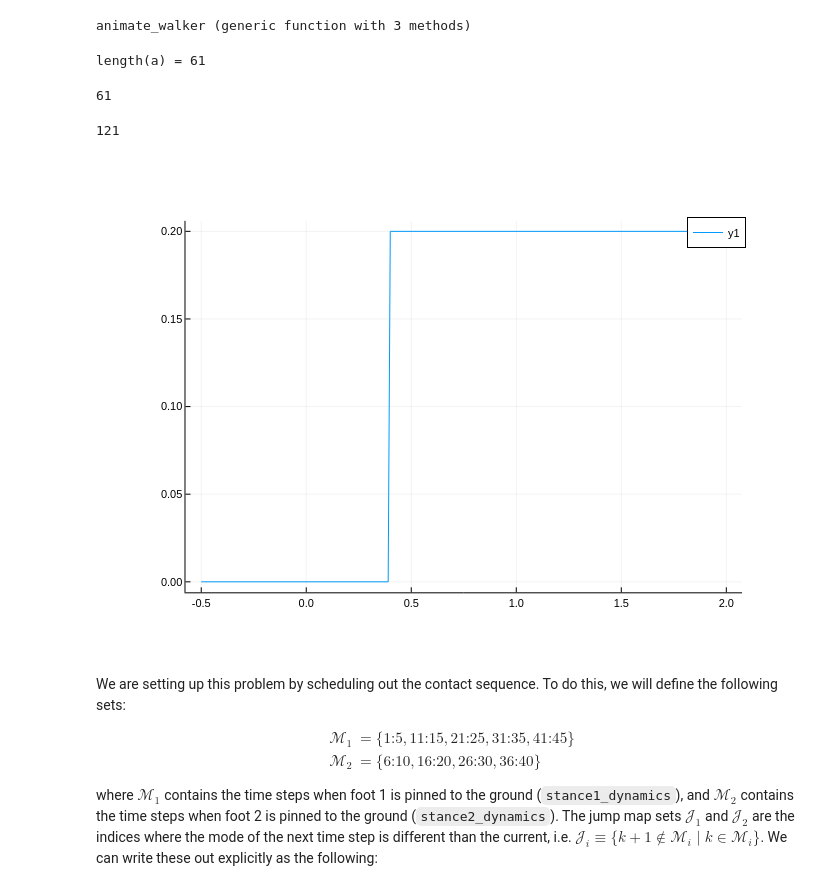
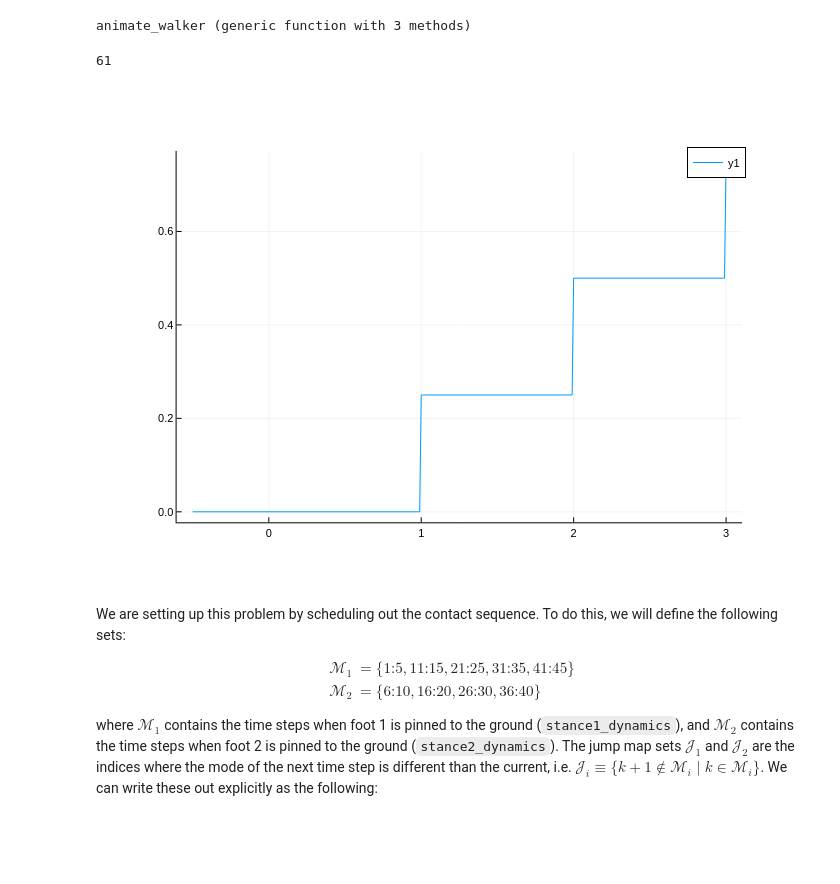
Before and after one commit to stevenwman/OCRL-Walker-Project, a Jupyter notebook: hybrid_traj_opt_5link/hybrid_traj_opt.ipynb, the cells around one changed output. Saved outputs shown, nothing was run; the diff lists cells and outputs as text; code cells hidden in the pictures; blank space fills up the shorter version.

```diff
--- a/hybrid_traj_opt_5link/hybrid_traj_opt.ipynb
+++ b/hybrid_traj_opt_5link/hybrid_traj_opt.ipynb
@@ -29,29 +29,20 @@ include("DynamicSystems/constraints.jl")
 include("DynamicSystems/animate_walker.jl")
 # %% [output]
 animate_walker (generic function with 3 methods)
-# %%
-a = vcat([0:0.1:6]...)
-@show length(a)
-# %% [output]
-length(a) = 61
-61
-# %%
-nx = 14
-nu = 4
-# tf = 4.4
-tf = 6
-dt = 0.05
-t_vec = 0:dt:tf
-N = length(t_vec)
-# %% [output]
-121
+# %%
+tf = 6
+dt = 0.1
+t_vec = 0:dt:tf
+N = length(t_vec)
+# %% [output]
+61
 # %%
-stair_x = -0.5:0.01:2
+stair_x = -0.5:0.01:3
 stair_y = height_stairs.(stair_x)
 
 display(plot(stair_x, stair_y))
 # %% [output]
-[figure, old version]
+[figure, new version]
 # %% [markdown]
 We are setting up this problem by scheduling out the contact sequence. To do this, we will define the following sets:
 
```
Also changed, not shown: 3 other files.
